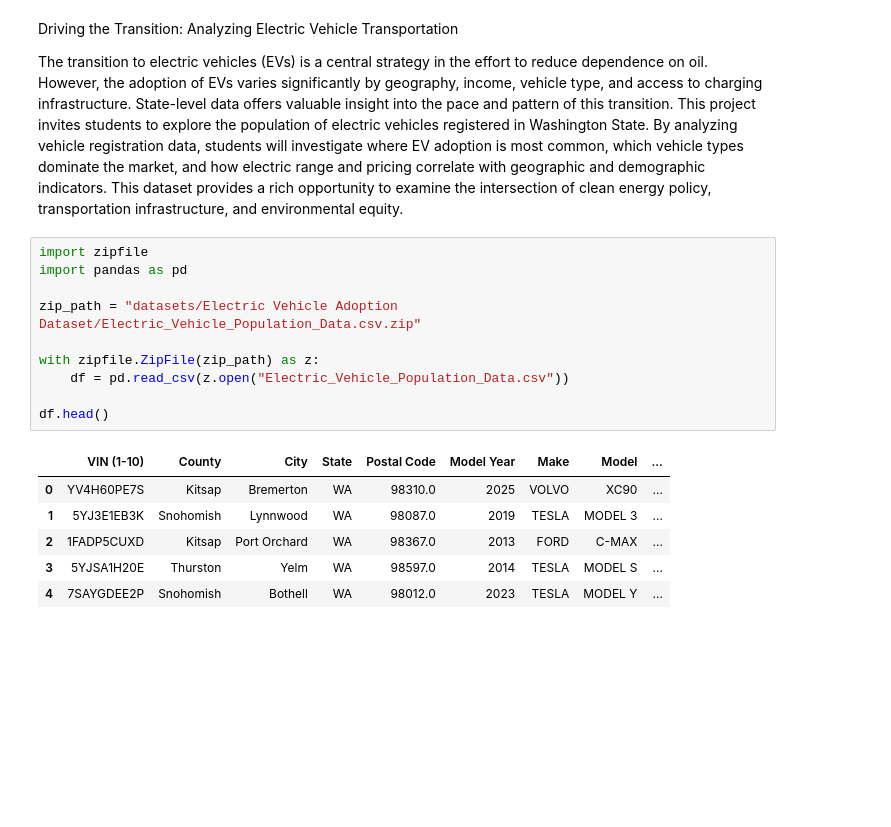
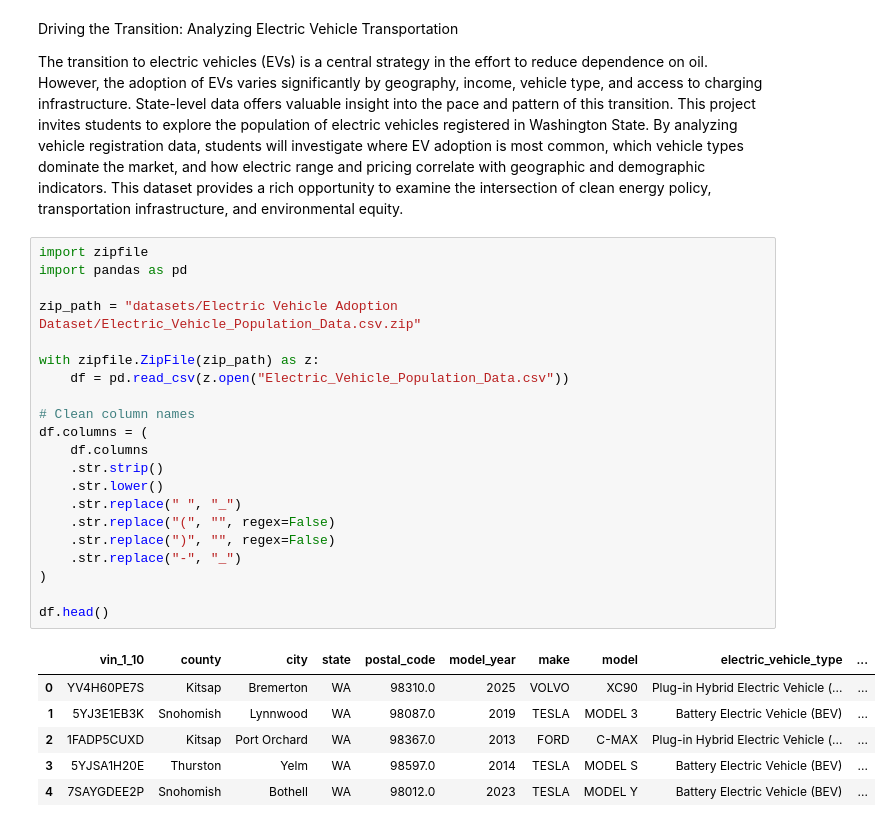
Before and after one commit to manavghosh123/datasci_project, a Jupyter notebook: Untitled0.ipynb, the cells around one changed output. Saved outputs shown, nothing was run; the diff lists cells and outputs as text; blank space fills up the shorter version.

```diff
--- a/Untitled0.ipynb
+++ b/Untitled0.ipynb
@@ -32,17 +32,28 @@ This project invites students to explore the population of electric vehicles reg
 # %%
 import zipfile
 import pandas as pd
 
 zip_path = "datasets/Electric Vehicle Adoption Dataset/Electric_Vehicle_Population_Data.csv.zip"
 
 with zipfile.ZipFile(zip_path) as z:
     df = pd.read_csv(z.open("Electric_Vehicle_Population_Data.csv"))
 
+# Clean column names
+df.columns = (
+    df.columns
+    .str.strip()
+    .str.lower()
+    .str.replace(" ", "_")
+    .str.replace("(", "", regex=False)
+    .str.replace(")", "", regex=False)
+    .str.replace("-", "_")
+)
+
 df.head()
 # %% [output]
-|  | VIN (1-10) | County | City | State | Postal Code | Model Year | Make | Model | ... |
-| 0 | YV4H60PE7S | Kitsap | Bremerton | WA | 98310.0 | 2025 | VOLVO | XC90 | ... |
-| 1 | 5YJ3E1EB3K | Snohomish | Lynnwood | WA | 98087.0 | 2019 | TESLA | MODEL 3 | ... |
-| 2 | 1FADP5CUXD | Kitsap | Port Orchard | WA | 98367.0 | 2013 | FORD | C-MAX | ... |
-| 3 | 5YJSA1H20E | Thurston | Yelm | WA | 98597.0 | 2014 | TESLA | MODEL S | ... |
-| 4 | 7SAYGDEE2P | Snohomish | Bothell | WA | 98012.0 | 2023 | TESLA | MODEL Y | ... |
+|  | vin_1_10 | county | city | state | postal_code | model_year | make | model | electric_vehicle_type | ... |
+| 0 | YV4H60PE7S | Kitsap | Bremerton | WA | 98310.0 | 2025 | VOLVO | XC90 | Plug-in Hybrid Electric Vehicle (... | ... |
+| 1 | 5YJ3E1EB3K | Snohomish | Lynnwood | WA | 98087.0 | 2019 | TESLA | MODEL 3 | Battery Electric Vehicle (BEV) | ... |
+| 2 | 1FADP5CUXD | Kitsap | Port Orchard | WA | 98367.0 | 2013 | FORD | C-MAX | Plug-in Hybrid Electric Vehicle (... | ... |
+| 3 | 5YJSA1H20E | Thurston | Yelm | WA | 98597.0 | 2014 | TESLA | MODEL S | Battery Electric Vehicle (BEV) | ... |
+| 4 | 7SAYGDEE2P | Snohomish | Bothell | WA | 98012.0 | 2023 | TESLA | MODEL Y | Battery Electric Vehicle (BEV) | ... |
```
Also changed, not shown: parts of 5 cells of this notebook.
